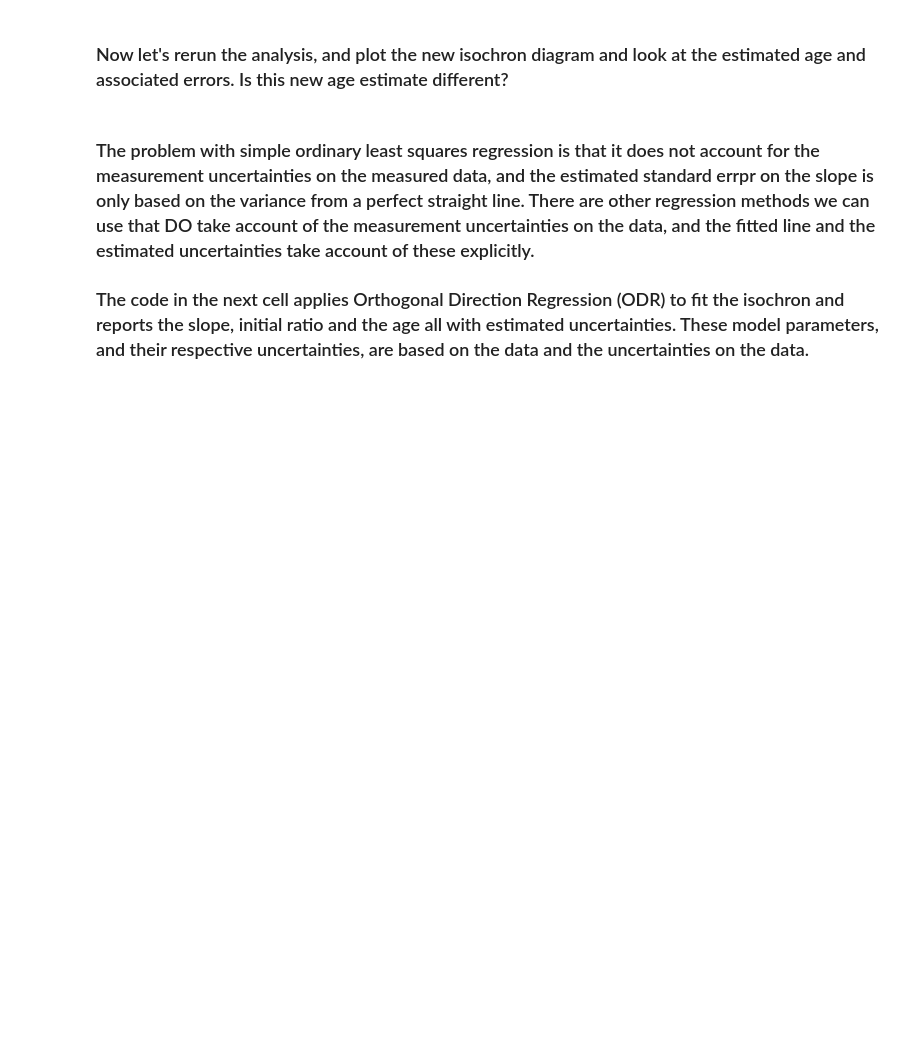
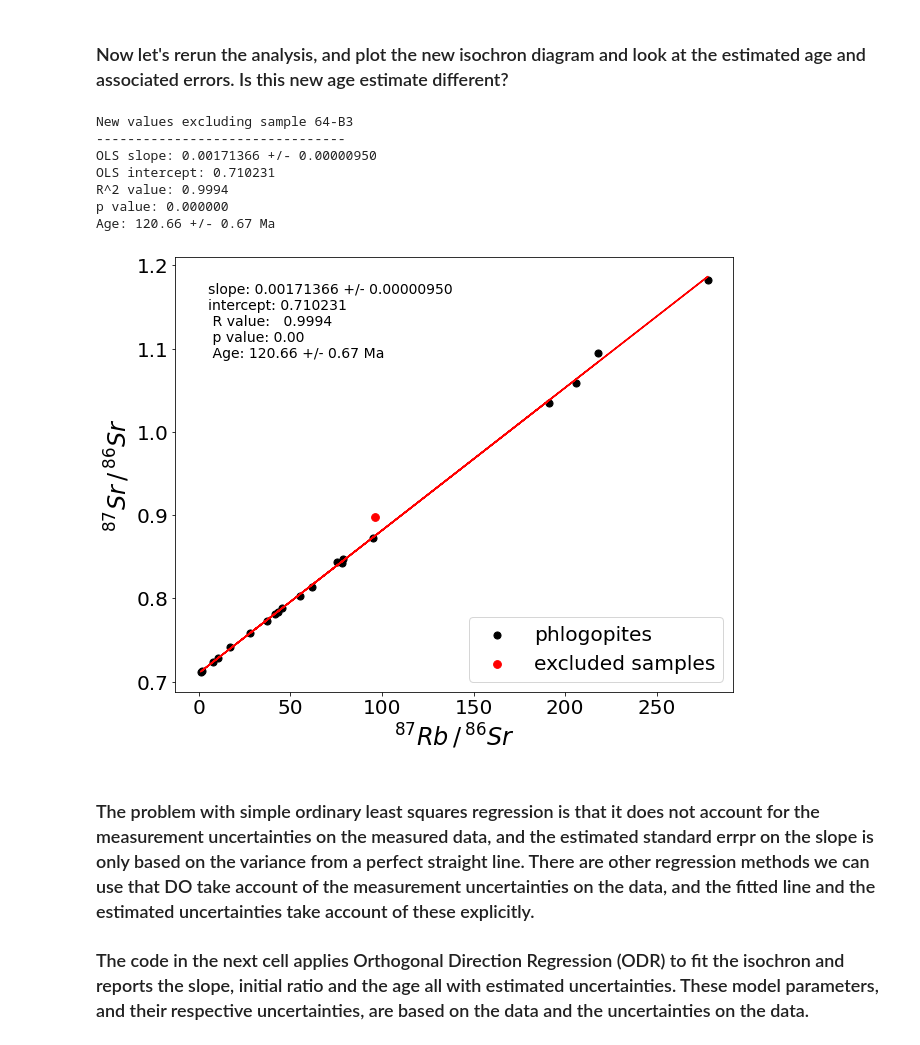
Before and after one commit to skerryvore/regression_analysis_101, a Jupyter notebook: notebooks/makgenyene_isochron.ipynb, the cells around one changed output. Cells and saved outputs as stored; diff of their text form; code cells hidden in the pictures; blank space fills up the shorter version.

```diff
--- a/notebooks/makgenyene_isochron.ipynb
+++ b/notebooks/makgenyene_isochron.ipynb
@@ -203,39 +269,48 @@ age = (np.log(slope +1)/lamda87Rb) /1.E6
 
 # Calculate the error on the age from the estimated std_err on the slope
 relative_err = std_err/slope   # calculate the relative error
 age_err_ols = age*relative_err # calculate the absolute error on the age
 
 print (f'Age: {age:06.2f} +/- {age_err_ols:3.2f} Ma')
 
 # Plot the isochron diagram and the fitted line, and print the useful values
 
-fig31, ax1 = plt.subplots(figsize=(10,8))
+fig31, ax1 = plt.subplots()
 
-ax1.set_ylabel("87Sr/86Sr", fontsize='x-large')
-ax1.set_xlabel("87Rb/86Sr", fontsize='x-large')
+ax1.set_ylabel("$^{87}Sr\,/\,^{86}Sr$")
+ax1.set_xlabel("$^{87}Rb\,/\,^{86}Sr$")
 
 # Plot the data points
-ax1.scatter(np.array(phl_df_new['87Rb/86Sr']), np.array(phl_df_new['87Sr/86Sr']), label='phlogopites')
-ax1.scatter(np.array(excluded_df['87Rb/86Sr']), np.array(excluded_df['87Sr/86Sr']), color='red', label='excluded samples')
+ax1.scatter(np.array(phl_df_new['87Rb/86Sr']), np.array(phl_df_new['87Sr/86Sr']), **phlog_style)
+ax1.scatter(np.array(excluded_df['87Rb/86Sr']), np.array(excluded_df['87Sr/86Sr']), color='red', s=60, label='excluded samples')
 
 ax1.legend(fontsize='x-large',loc='lower right')
 
 # Plot the fitted isochron line
 plt.plot(x,((x*slope) + intercept), 'r-',label='OLS regression line') # Plot the fitted line
 
 # Write the stats for the fitted line on the graph
 plt.text(5.,1.05,\
 f'slope: {slope:10.8f} +/- {std_err:10.8f}\n\
 intercept: {intercept:08.6f}\n \
 R value: {r_value**2:8.4f}\n \
 p value: {p_value:04.2f}\n \
-Age: {age:06.2f} +/- {age_err_ols:3.2f} Ma',fontsize='14')
+Age: {age:06.2f} +/- {age_err_ols:3.2f} Ma\n\n',fontsize='14')
 
 # Write plot to pdf file. Change file extension to *.png or *.tif as required)
 #plt.savefig('makgenyene_isochron.pdf', format='pdf')
 
 # Show the plot on screen
 plt.show()
+# %% [output]
+New values excluding sample 64-B3
+--------------------------------
+OLS slope: 0.00171366 +/- 0.00000950
+OLS intercept: 0.710231
+R^2 value: 0.9994
+p value: 0.000000
+Age: 120.66 +/- 0.67 Ma
+[figure, added]
 # %% [markdown]
 ### The problem with simple ordinary least squares regression is that it does not account for the measurement uncertainties on the measured data, and the estimated standard errpr on the slope is only based on the variance from a perfect straight line. There are other regression methods we can use that DO take account of the measurement uncertainties on the data, and the fitted line and the estimated uncertainties take account of these explicitly.
 
```
Also changed, not shown: parts of 10 cells of this notebook.
